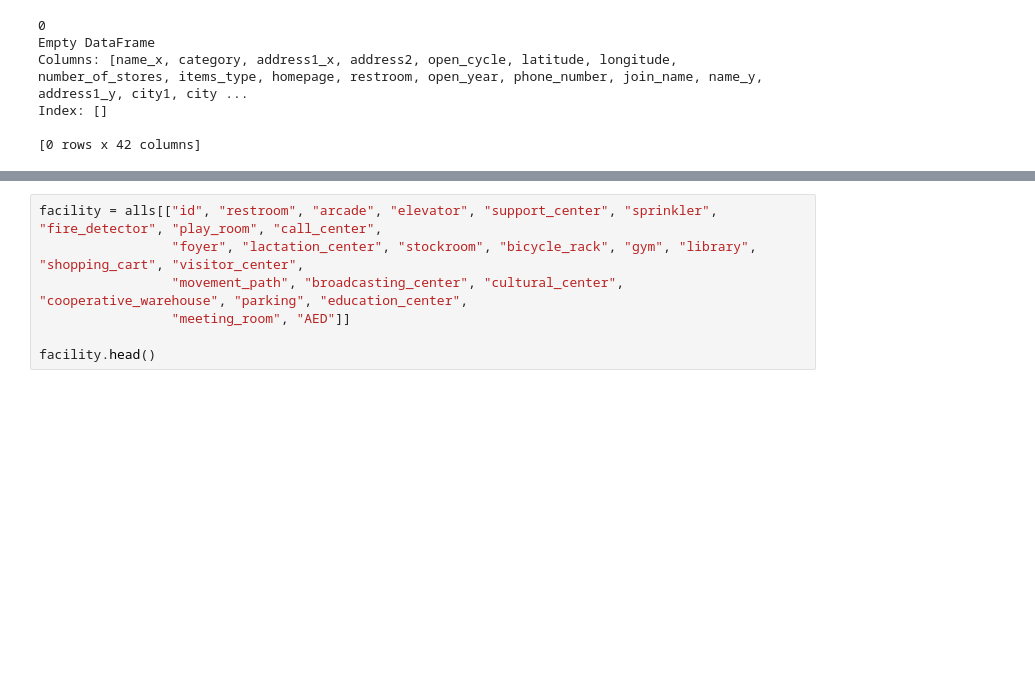
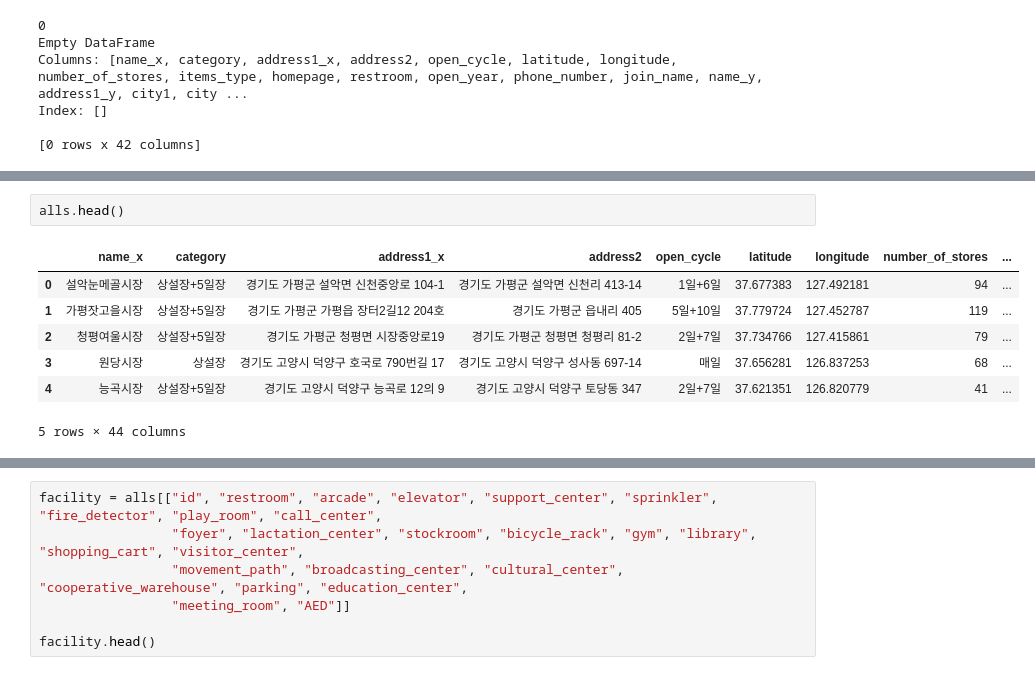
Before and after one commit to ArcoKim/traditional_market_map, a Jupyter notebook: data/transform.ipynb, the cells around one changed output, grey strips where cells are left out. Saved outputs shown, nothing was run; the diff lists cells and outputs as text; blank space fills up the shorter version.

```diff
--- a/data/transform.ipynb
+++ b/data/transform.ipynb
@@ -276 +311,11 @@ Index: []
+# %%
+alls.head()
+# %% [output]
+|  | name_x | category | address1_x | address2 | open_cycle | latitude | longitude | number_of_stores | ... |
+| 0 | 설악눈메골시장 | 상설장+5일장 | 경기도 가평군 설악면 신천중앙로 104-1 | 경기도 가평군 설악면 신천리 413-14 | 1일+6일 | 37.677383 | 127.492181 | 94 | ... |
+| 1 | 가평잣고을시장 | 상설장+5일장 | 경기도 가평군 가평읍 장터2길12 204호 | 경기도 가평군 읍내리 405 | 5일+10일 | 37.779724 | 127.452787 | 119 | ... |
+| 2 | 청평여울시장 | 상설장+5일장 | 경기도 가평군 청평면 시장중앙로19 | 경기도 가평군 청평면 청평리 81-2 | 2일+7일 | 37.734766 | 127.415861 | 79 | ... |
+| 3 | 원당시장 | 상설장 | 경기도 고양시 덕양구 호국로 790번길 17 | 경기도 고양시 덕양구 성사동 697-14 | 매일 | 37.656281 | 126.837253 | 68 | ... |
+| 4 | 능곡시장 | 상설장+5일장 | 경기도 고양시 덕양구 능곡로 12의 9 | 경기도 고양시 덕양구 토당동 347 | 2일+7일 | 37.621351 | 126.820779 | 41 | ... |
+5 rows × 44 columns
 # %%
```
Also changed, not shown: parts of 3 cells of this notebook, 3 other files.
